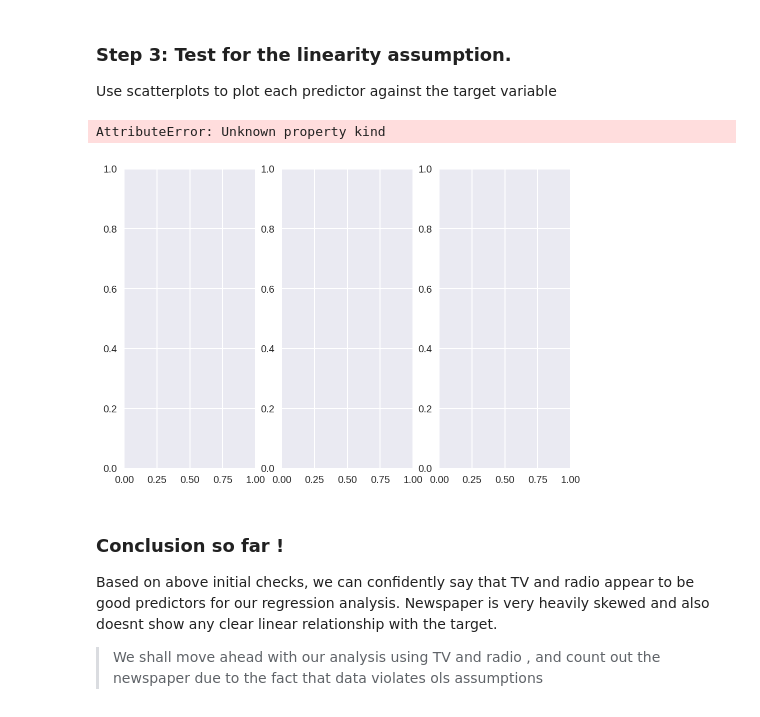
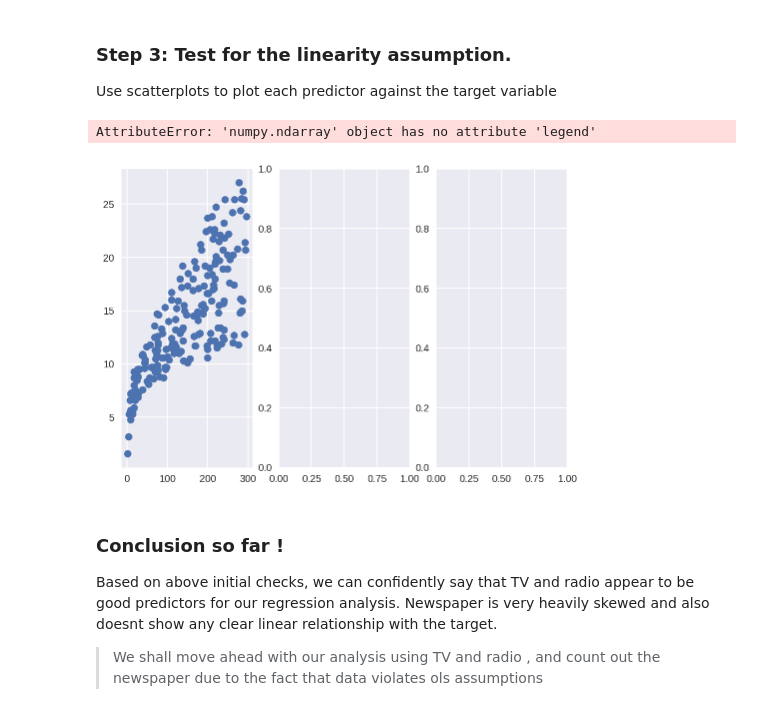
Before and after one commit to ZMBailey/dsc-01-10-13-regression-statsmodels-lab-seattle-ds-career-040119, a Jupyter notebook: index.ipynb, the cells around one changed output. Saved outputs shown, nothing was run; the diff lists cells and outputs as text; code cells hidden in the pictures.

```diff
--- a/index.ipynb
+++ b/index.ipynb
@@ -85,18 +85,18 @@ Use scatterplots to plot each predictor against the target variable
 # %%
 # visualize the relationship between the preditors and the target using scatterplots
 media = ["TV", "audio", "newspaper"]
 
 fig, axes = plt.subplots(1,3)
 
 for i in range(3):
     axes[i].scatter(df[media[i]],df['sales'], label=media[i])
-    axes.legend()
+    axes[].legend()
     axes.set_xlabel(media[i])
     axes.set_ylabel('sales')
 plt.show()
 # %% [output]
-AttributeError: Unknown property kind
+AttributeError: 'numpy.ndarray' object has no attribute 'legend'
-[figure, old version]
+[figure, new version]
 # %%
 # Record yor observations on linearity here
 # %% [markdown]
```
